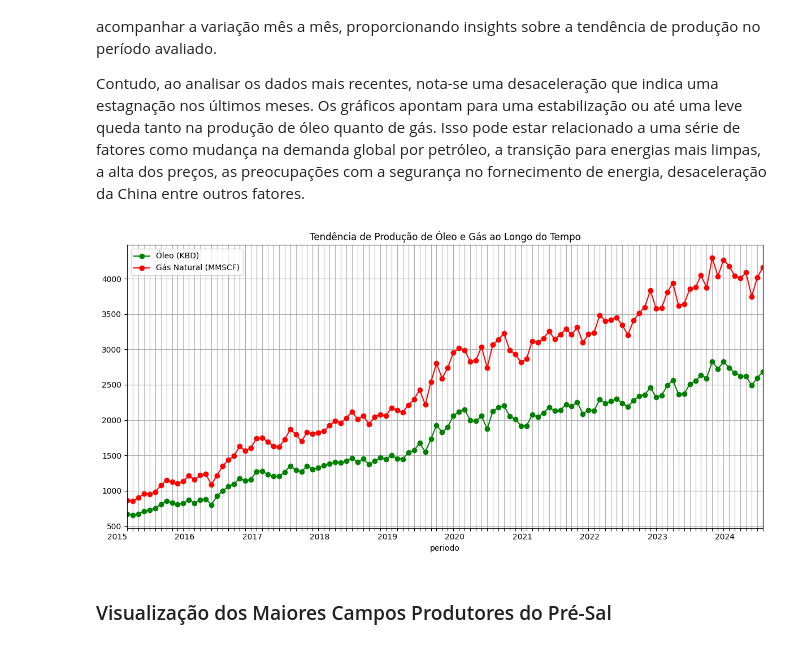
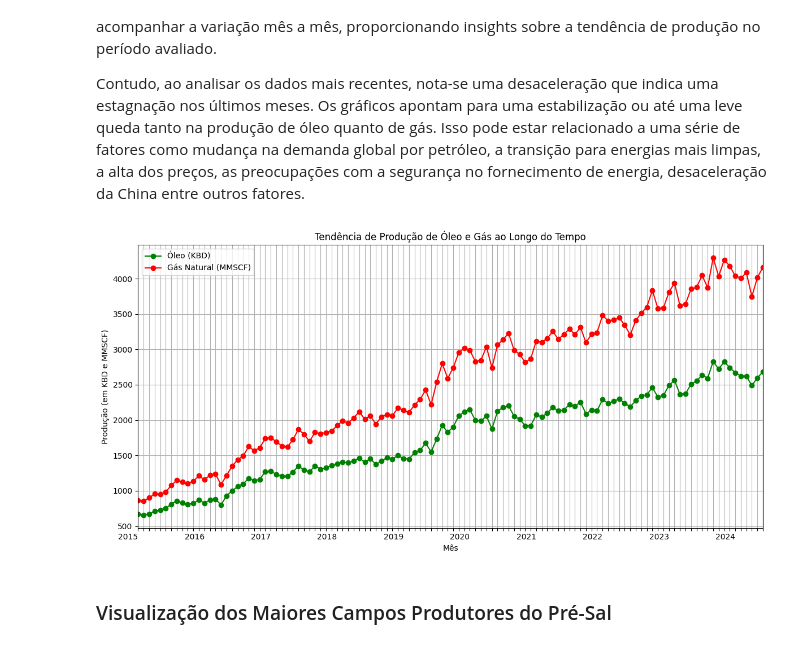
Before and after one commit to brainopensource/datascience-mvp, a Jupyter notebook: MVP_Análise_de_Dados_e_Boas_Práticas.ipynb, the cells around one changed output. Drawn from its saved outputs; the diff is of its cells as text; code cells hidden in the pictures.

```diff
--- a/MVP_Análise_de_Dados_e_Boas_Práticas.ipynb
+++ b/MVP_Análise_de_Dados_e_Boas_Práticas.ipynb
@@ -609,26 +609,28 @@ Contudo, ao analisar os dados mais recentes, nota-se uma desaceleração que ind
 # %%
 # Ajustando o gráfico para exibir todos os meses do ano no eixo X
 plt.figure(figsize=(12, 6))
 
 # Agrupando por período (mês) e somando as produções de óleo e gás
 df_production.groupby('periodo')['oleo_kbd'].sum().plot(label='Óleo (KBD)', marker='o', color='green')
 df_production.groupby('periodo')['gas_natural_mmscf_total'].sum().plot(label='Gás Natural (MMSCF)', marker='o', color='red')
 
 # Título e legenda
 plt.title('Tendência de Produção de Óleo e Gás ao Longo do Tempo')
+plt.xlabel('Mês')
+plt.ylabel('Produção (em KBD e MMSCF)')
 plt.legend()
 
 # Melhorando visualização do eixo X para mostrar mês e ano
 plt.xticks(df_production['periodo'].dt.to_period('M').unique(), rotation=0, ha='right')  # Exibe no formato "Jan 2020", "Fev 2020", etc.
 plt.grid(True)  # Adiciona grades para melhor visualização das inclinações
 
 # Ajuste o layout para evitar sobreposição
 plt.tight_layout()
 
 # Exibe o gráfico
 plt.show()
 # %% [output]
-[figure, old version]
+[figure, new version]
 # %% [markdown]
 ### Visualização dos Maiores Campos Produtores do Pré-Sal
 # %%
```
Also changed, not shown: parts of 4 cells of this notebook.
